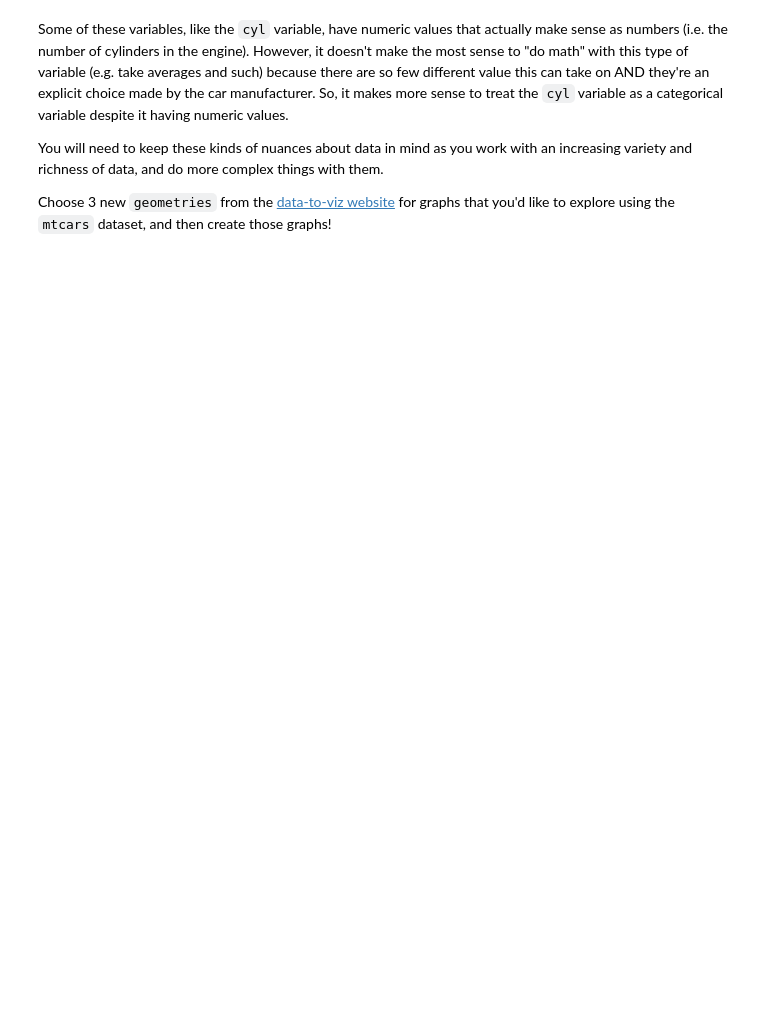
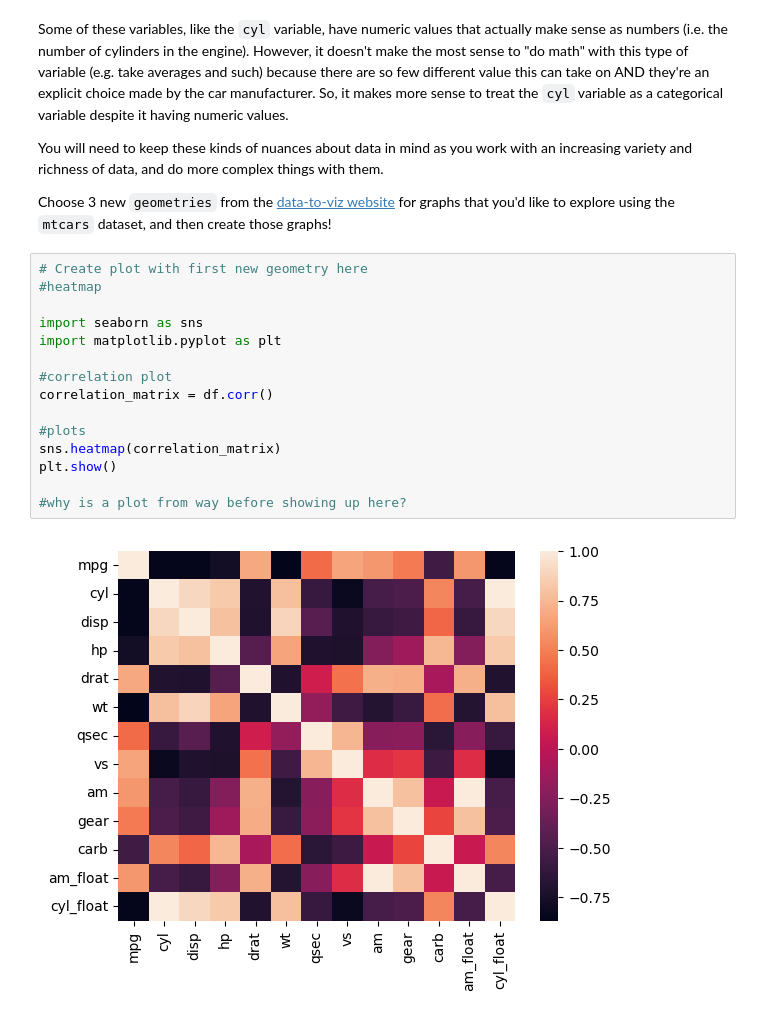
Before and after one commit to BLauf/GSB-544, a Jupyter notebook: practice_activities/03_data_vis/Introduction_to_Data_Viz_Using_mtcars_Dataset.ipynb, the cells around one changed output. Cells and saved outputs as stored; diff of their text form; blank space fills up the shorter version.

```diff
--- a/practice_activities/03_data_vis/Introduction_to_Data_Viz_Using_mtcars_Dataset.ipynb
+++ b/practice_activities/03_data_vis/Introduction_to_Data_Viz_Using_mtcars_Dataset.ipynb
@@ -38,3 +110,20 @@ Some of these variables, like the `cyl` variable, have numeric values that actua
 You will need to keep these kinds of nuances about data in mind as you work with an increasing variety and richness of data, and do more complex things with them.
 
 Choose 3 new `geometries` from the [data-to-viz website](https://www.data-to-viz.com/) for graphs that you'd like to explore using the `mtcars` dataset, and then create those graphs!
+# %%
+# Create plot with first new geometry here
+#heatmap
+
+import seaborn as sns
+import matplotlib.pyplot as plt
+
+#correlation plot
+correlation_matrix = df.corr()
+
+#plots
+sns.heatmap(correlation_matrix)
+plt.show()
+
+#why is a plot from way before showing up here?
+# %% [output]
+[figure, added]
```
Also changed, not shown: parts of 13 cells of this notebook, 13 other files.
